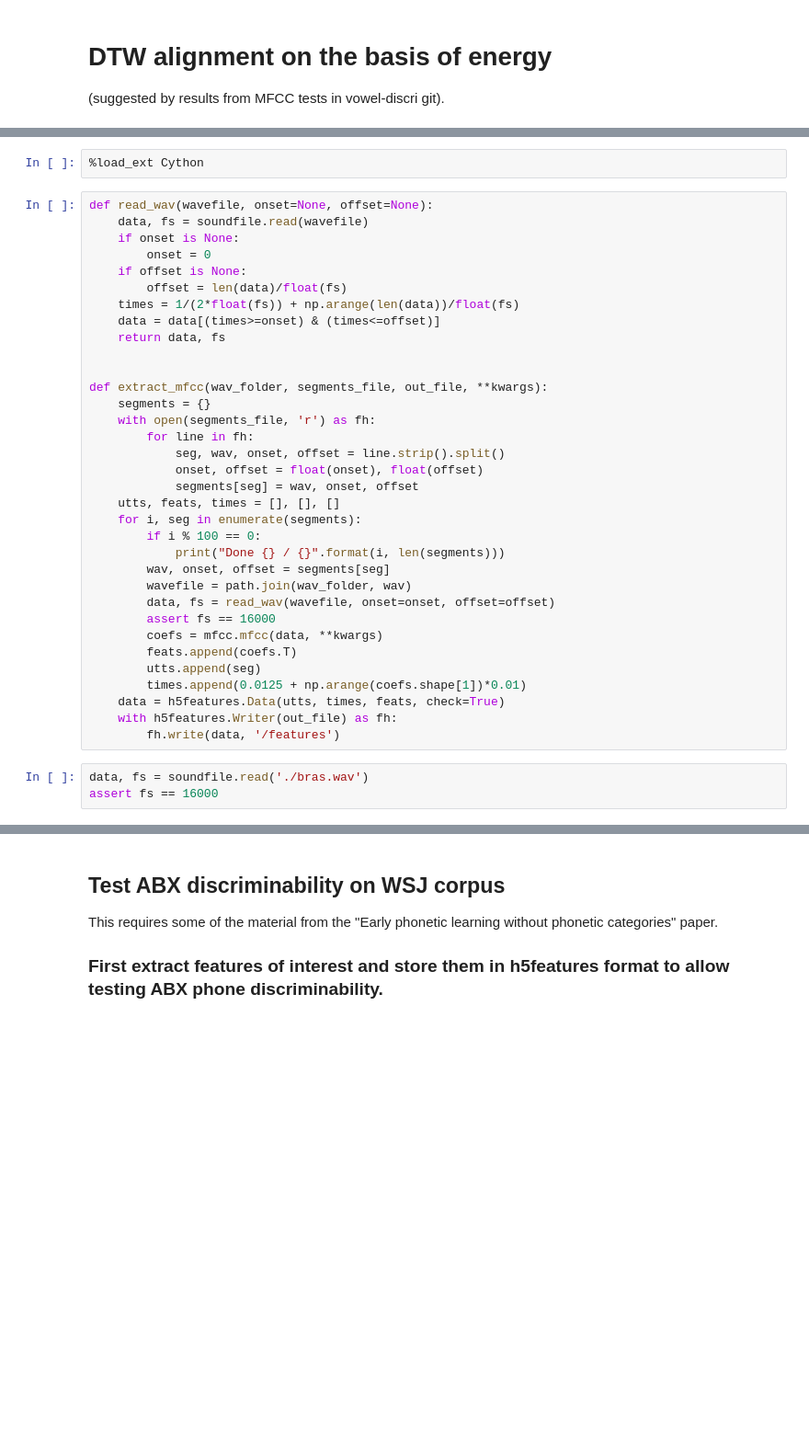
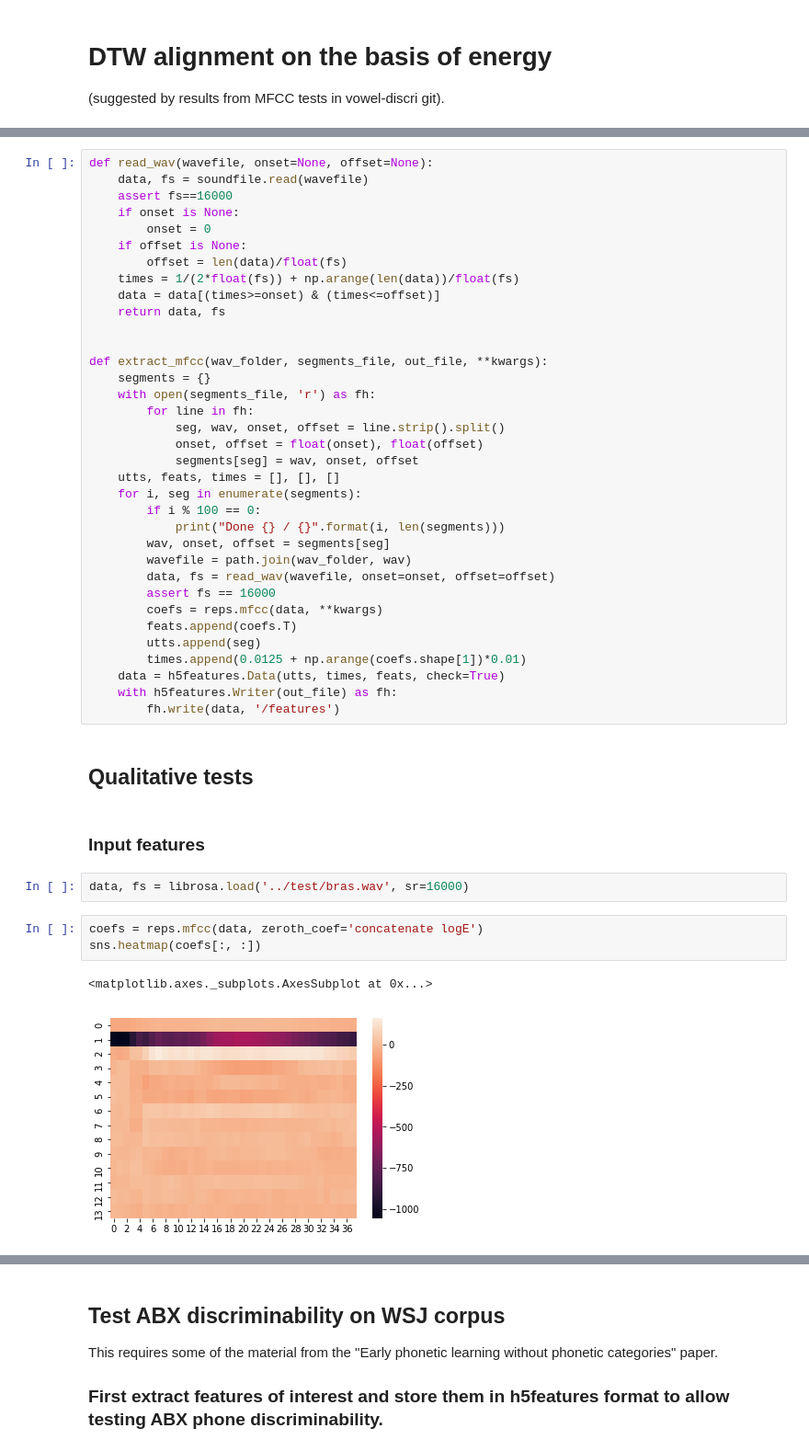
Before and after one commit to Thomas-Schatz/input_reps, a Jupyter notebook: input_reps/Better input features.ipynb, the cells around one changed output, grey strips where cells are left out. Shown: that part at 92% size. Drawn from its saved outputs; the diff is of its cells as text; blank space fills up the shorter version.

```diff
--- a/input_reps/Better input features.ipynb
+++ b/input_reps/Better input features.ipynb
@@ -23,11 +24,10 @@ from scone_phobia.analyses.avg_error import avg_error
 import scone_phobia.metadata.add_metadata as add_metadata
 import matplotlib.pyplot as plt
 import seaborn as sns
-# %%
-%load_ext Cython
 # %%
 def read_wav(wavefile, onset=None, offset=None):
     data, fs = soundfile.read(wavefile)
+    assert fs==16000
     if onset is None:
         onset = 0
     if offset is None:
@@ -52,13 +52,22 @@ def extract_mfcc(wav_folder, segments_file, out_file, **kwargs):
         wavefile = path.join(wav_folder, wav)
         data, fs = read_wav(wavefile, onset=onset, offset=offset)
         assert fs == 16000
-        coefs = mfcc.mfcc(data, **kwargs)
+        coefs = reps.mfcc(data, **kwargs)
         feats.append(coefs.T)
         utts.append(seg)
         times.append(0.0125 + np.arange(coefs.shape[1])*0.01)
     data = h5features.Data(utts, times, feats, check=True)
     with h5features.Writer(out_file) as fh:
         fh.write(data, '/features')
+# %% [markdown]
+## Qualitative tests
+# %% [markdown]
+### Input features
 # %%
-data, fs = soundfile.read('./bras.wav')
-assert fs == 16000
+data, fs = librosa.load('../test/bras.wav', sr=16000)
+# %%
+coefs = reps.mfcc(data, zeroth_coef='concatenate logE')
+sns.heatmap(coefs[:, :])
+# %% [output]
+<matplotlib.axes._subplots.AxesSubplot at 0x...>
+[figure, added]
```
Also changed, not shown: parts of 17 cells of this notebook, 10 other files.
